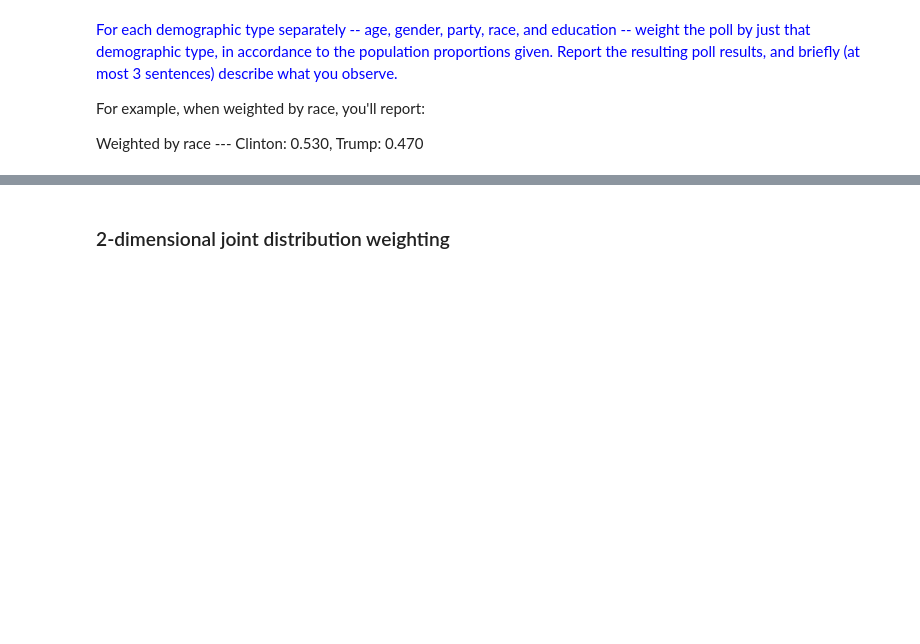
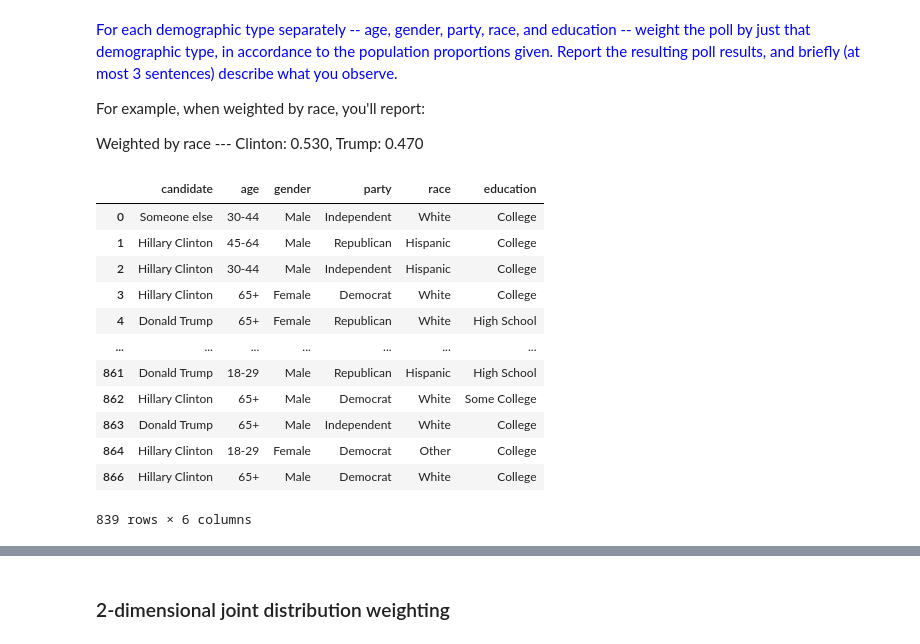
Before and after one commit to shayanabdulkarimkhan/dani_HW1, a Jupyter notebook: HW1_assignment.ipynb, the cells around one changed output, grey strips where cells are left out. Cells and saved outputs as stored; diff of their text form; code cells hidden in the pictures; blank space fills up the shorter version.

```diff
--- a/HW1_assignment.ipynb
+++ b/HW1_assignment.ipynb
@@ -105,3 +285,19 @@ You'll notice that some of the groups in the polling data ("refused") do not sho
 For example, when weighted by race, you'll report:
 
 Weighted by race --- Clinton: 0.530, Trump: 0.470
+# %%
+dfpoll[(dfpoll['race'] != 'Refused')]
+# %% [output]
+|  | candidate | age | gender | party | race | education |
+| 0 | Someone else | 30-44 | Male | Independent | White | College |
+| 1 | Hillary Clinton | 45-64 | Male | Republican | Hispanic | College |
+| 2 | Hillary Clinton | 30-44 | Male | Independent | Hispanic | College |
+| 3 | Hillary Clinton | 65+ | Female | Democrat | White | College |
+| 4 | Donald Trump | 65+ | Female | Republican | White | High School |
+| ... | ... | ... | ... | ... | ... | ... |
+| 861 | Donald Trump | 18-29 | Male | Republican | Hispanic | High School |
+| 862 | Hillary Clinton | 65+ | Male | Democrat | White | Some College |
+| 863 | Donald Trump | 65+ | Male | Independent | White | College |
+| 864 | Hillary Clinton | 18-29 | Female | Democrat | Other | College |
+| 866 | Hillary Clinton | 65+ | Male | Democrat | White | College |
+839 rows × 6 columns
```
Also changed, not shown: parts of 28 cells of this notebook.
